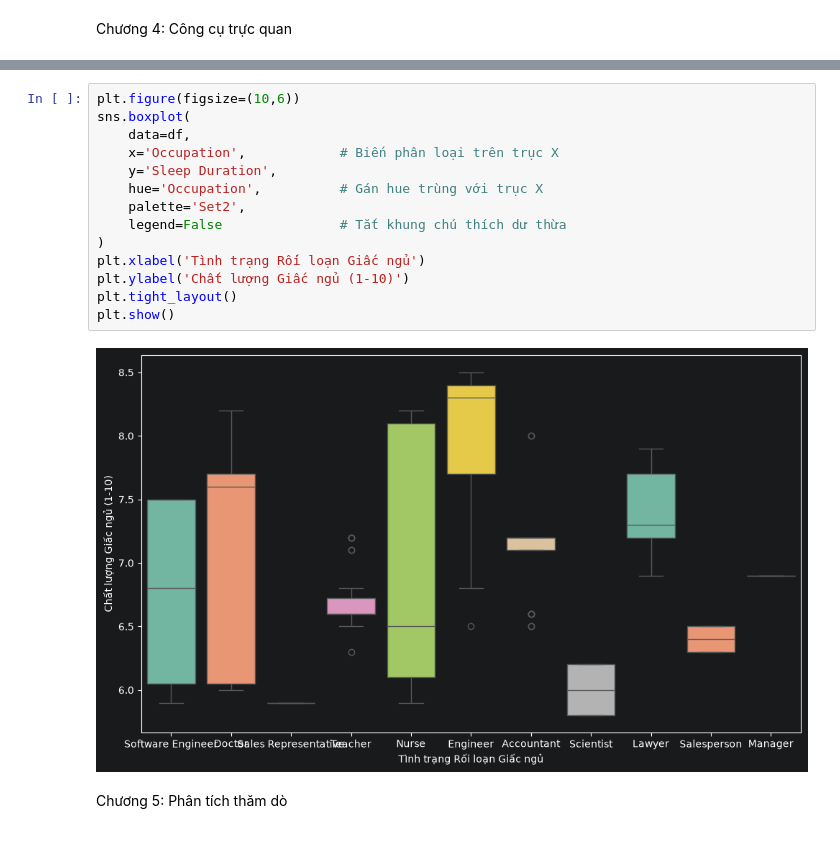
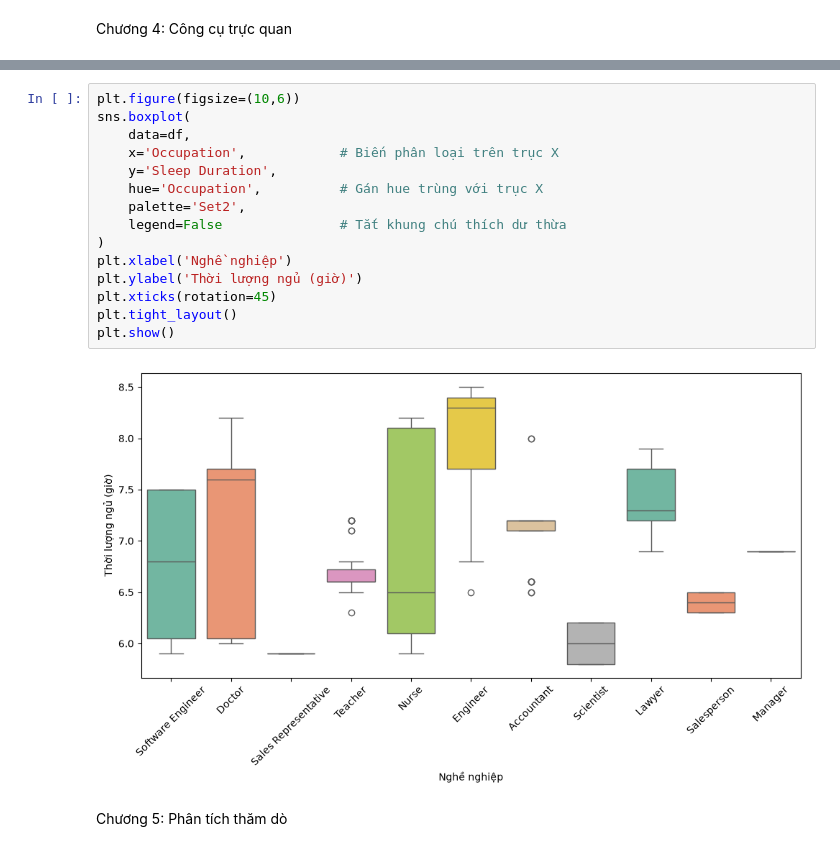
Before and after one commit to tienkhonggo1997-cpu/PhanTichTrucQuanDuLieu, a Jupyter notebook: Code_demo.ipynb, the cells around one changed output, grey strips where cells are left out. Cells and saved outputs as stored; diff of their text form.

```diff
--- a/Code_demo.ipynb
+++ b/Code_demo.ipynb
@@ -243,19 +243,20 @@ plt.show()
 # %%
 plt.figure(figsize=(10,6))
 sns.boxplot(
     data=df,
     x='Occupation',            # Biến phân loại trên trục X
     y='Sleep Duration',
     hue='Occupation',          # Gán hue trùng với trục X
     palette='Set2',
     legend=False               # Tắt khung chú thích dư thừa
 )
-plt.xlabel('Tình trạng Rối loạn Giấc ngủ')
-plt.ylabel('Chất lượng Giấc ngủ (1-10)')
+plt.xlabel('Nghề nghiệp')
+plt.ylabel('Thời lượng ngủ (giờ)')
+plt.xticks(rotation=45)
 plt.tight_layout()
 plt.show()
 # %% [output]
-[figure, old version]
+[figure, new version]
 # %% [markdown]
 Chương 5: Phân tích thăm dò
 # %%
```
Also changed, not shown: parts of 13 cells of this notebook, 4 other files.
